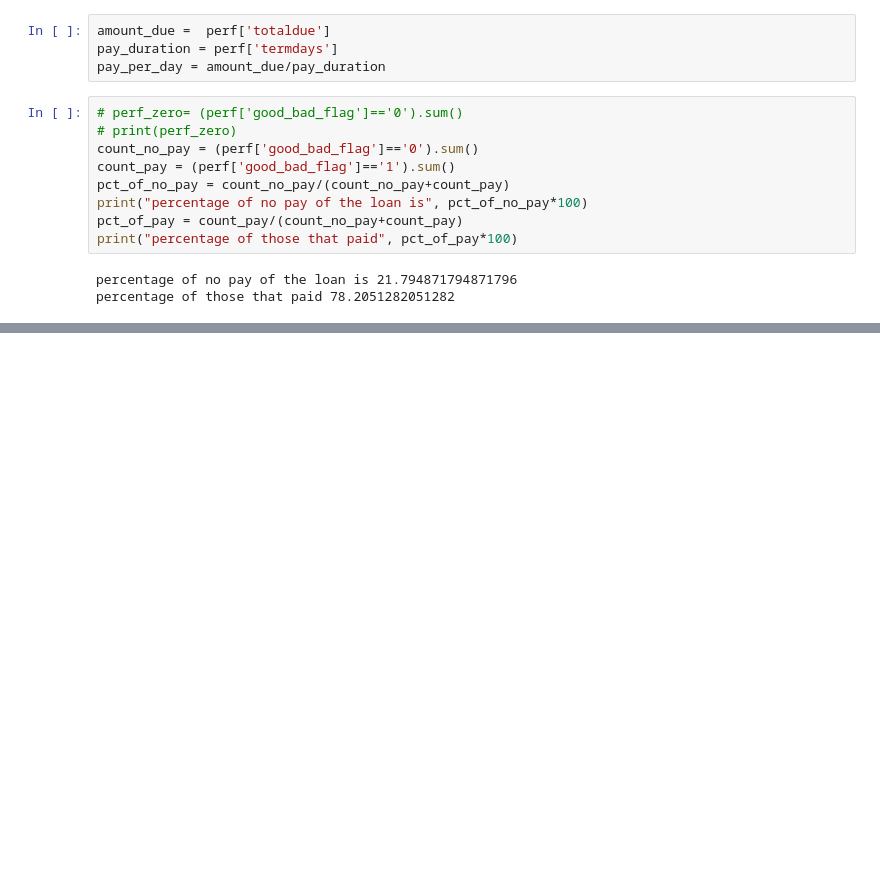
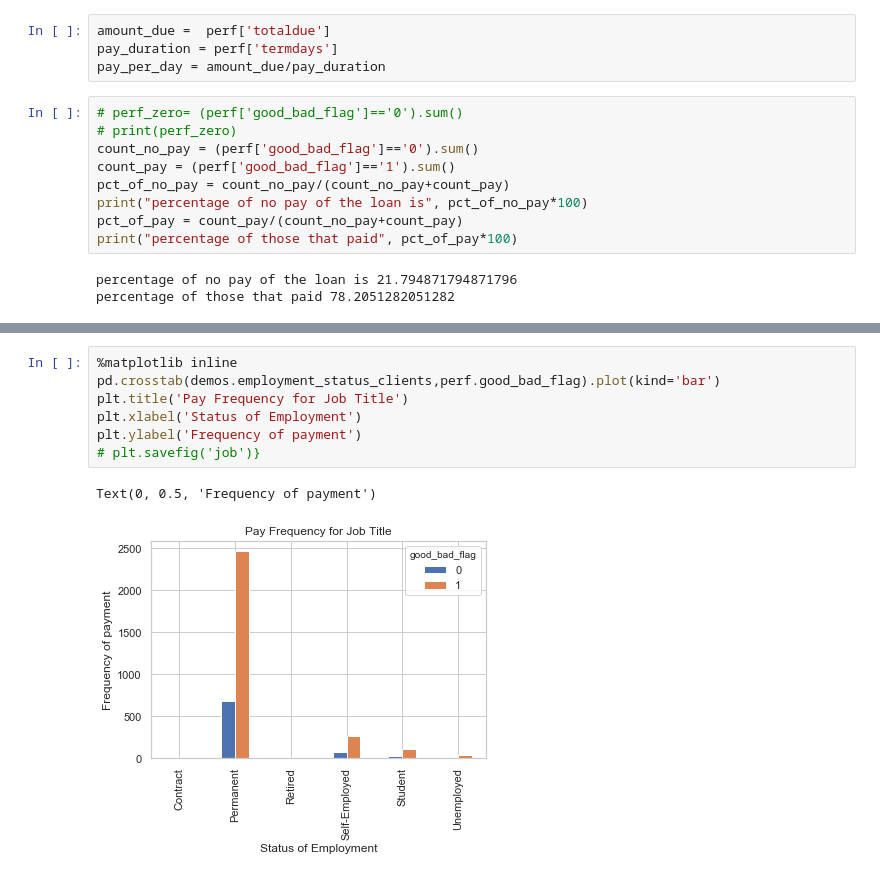
Before and after one commit to sharonmalio/python4datascience, a Jupyter notebook: project.ipynb, the cells around one changed output, grey strips where cells are left out. Saved outputs shown, nothing was run; the diff lists cells and outputs as text; blank space fills up the shorter version.

Commit message:
done some data visualizations

```diff
--- a/project.ipynb
+++ b/project.ipynb
@@ -385,0 +504,10 @@ percentage of those that paid 78.2051282051282
+# %%
+%matplotlib inline
+pd.crosstab(demos.employment_status_clients,perf.good_bad_flag).plot(kind='bar')
+plt.title('Pay Frequency for Job Title')
+plt.xlabel('Status of Employment')
+plt.ylabel('Frequency of payment')
+# plt.savefig('job')}
+# %% [output]
+Text(0, 0.5, 'Frequency of payment')
+[figure, added]
```
Also changed, not shown: parts of 26 cells of this notebook.
